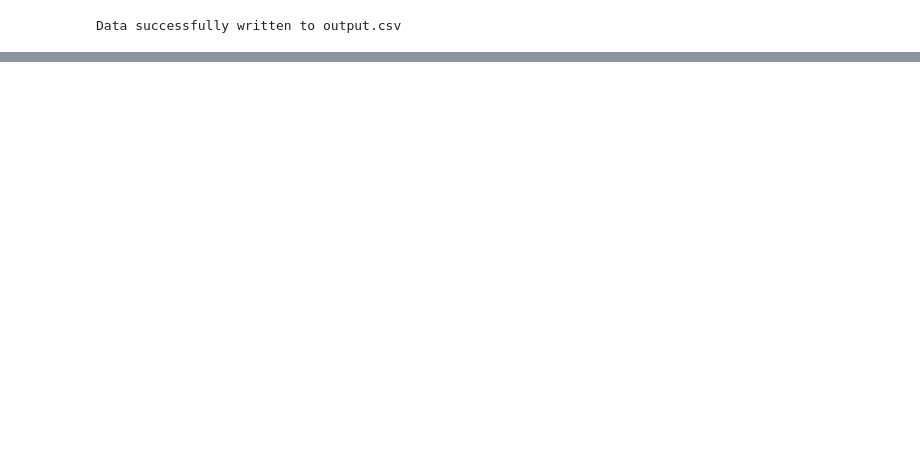
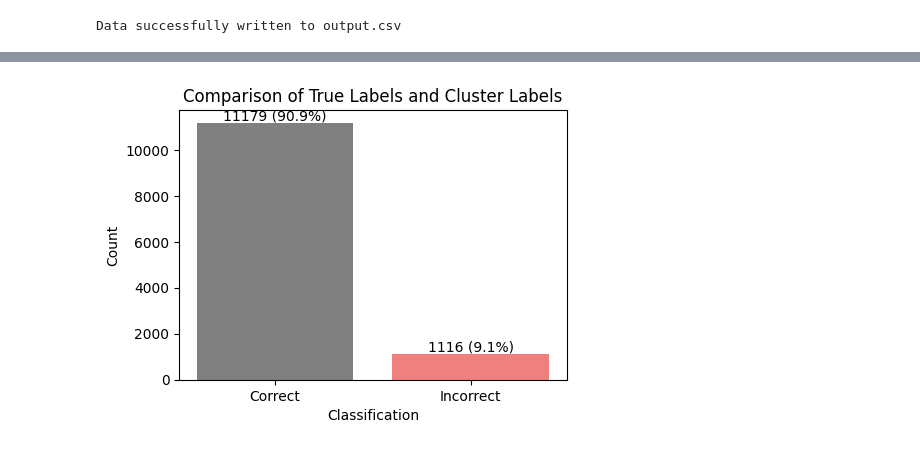
Before and after one commit to MohammadAli-Balaj/PCAP2CSV, a Jupyter notebook: pipline_analysis.ipynb, the cells around one changed output, grey strips where cells are left out. Cells and saved outputs as stored; diff of their text form; code cells hidden in the pictures; blank space fills up the shorter version.

Commit message:
The comparison of labeling is more than 90%

```diff
--- a/pipline_analysis.ipynb
+++ b/pipline_analysis.ipynb
@@ -100,0 +209,28 @@ Data successfully written to output.csv
+# %%
+merged_df = merged_df.join(dfp[['cluster_label']])
+merged_df['label'] = merged_df['label'].astype(int)
+merged_df['cluster_label'] = merged_df['cluster_label'].astype(int)
+
+merged_df['correct'] = merged_df['label'] == merged_df['cluster_label']
+comparison_counts = merged_df['correct'].value_counts()
+total_count = len(merged_df)
+
+fig, ax = plt.subplots(figsize=(5, 3.5))
+bars = ax.bar(comparison_counts.index.map({True: 'Correct', False: 'Incorrect'}),
+              comparison_counts.values,
+              color=['gray', 'lightcoral'])
+
+ax.set_xlabel('Classification')
+ax.set_ylabel('Count')
+ax.set_title('Comparison of True Labels and Cluster Labels')
+
+for bar in bars:
+    height = bar.get_height()
+    percentage = (height / total_count) * 100
+    ax.text(bar.get_x() + bar.get_width() / 2, height,
+            f'{height} ({percentage:.1f}%)',
+            ha='center', va='bottom')
+
+plt.show()
+# %% [output]
+[figure, added]
```
Also changed, not shown: parts of 4 cells of this notebook.
